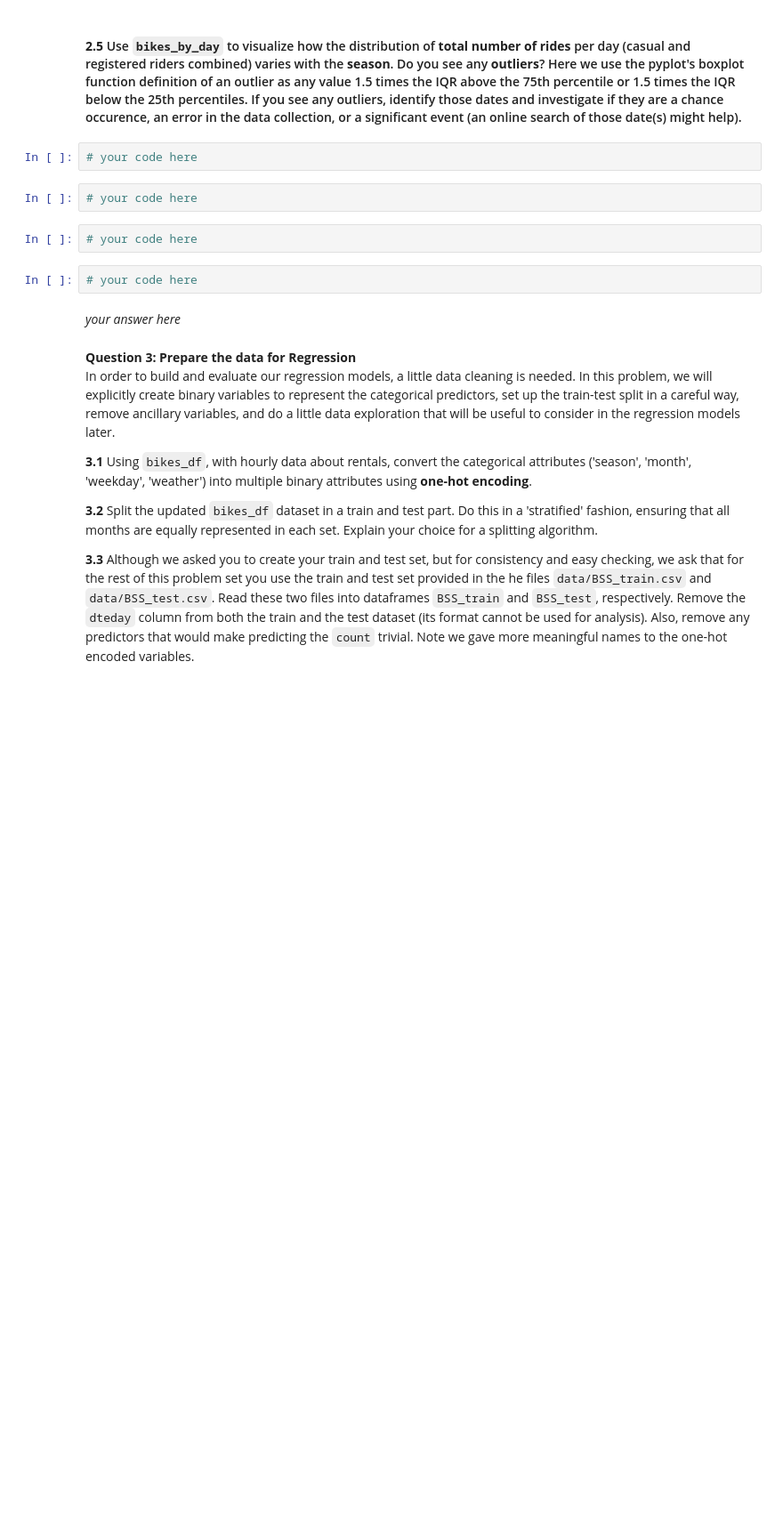
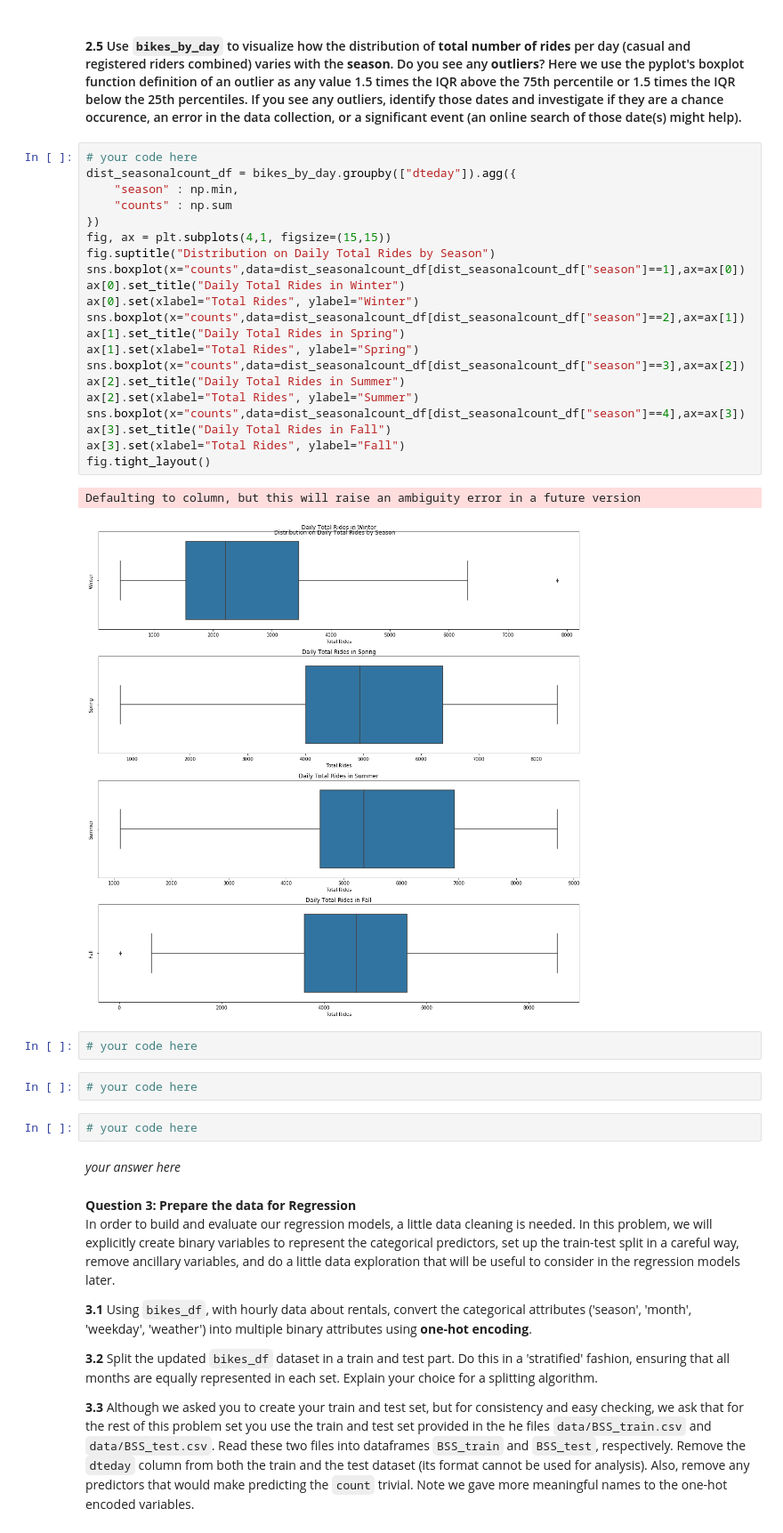
Before and after one commit to tmaounis/cs109a_hw3, a Jupyter notebook: cs109a_hw3_109.ipynb, the cells around one changed output. Shown at 89% size. Saved outputs shown, nothing was run; the diff lists cells and outputs as text; blank space fills up the shorter version.

```diff
--- a/cs109a_hw3_109.ipynb
+++ b/cs109a_hw3_109.ipynb
@@ -276,7 +289,29 @@ We can intuit two trends from the visualization of this data. For Casual riders,
 # %% [markdown]
 #### **2.5** Use `bikes_by_day` to visualize how the distribution of **total number of rides** per day (casual and registered riders combined) varies with the **season**. Do you see any **outliers**? Here we use the pyplot's boxplot function definition of an outlier as any value 1.5 times the IQR above the 75th percentile or 1.5 times the IQR below the 25th percentiles. If you see any outliers, identify those dates and investigate if they are a chance occurence, an error in the data collection, or a significant event (an online search of those date(s) might help).
-# %%
-# your code here
+# %%
+# your code here
+dist_seasonalcount_df = bikes_by_day.groupby(["dteday"]).agg({
+    "season" : np.min,
+    "counts" : np.sum
+})
+fig, ax = plt.subplots(4,1, figsize=(15,15))
+fig.suptitle("Distribution on Daily Total Rides by Season")
+sns.boxplot(x="counts",data=dist_seasonalcount_df[dist_seasonalcount_df["season"]==1],ax=ax[0])
+ax[0].set_title("Daily Total Rides in Winter")
+ax[0].set(xlabel="Total Rides", ylabel="Winter")
+sns.boxplot(x="counts",data=dist_seasonalcount_df[dist_seasonalcount_df["season"]==2],ax=ax[1])
+ax[1].set_title("Daily Total Rides in Spring")
+ax[1].set(xlabel="Total Rides", ylabel="Spring")
+sns.boxplot(x="counts",data=dist_seasonalcount_df[dist_seasonalcount_df["season"]==3],ax=ax[2])
+ax[2].set_title("Daily Total Rides in Summer")
+ax[2].set(xlabel="Total Rides", ylabel="Summer")
+sns.boxplot(x="counts",data=dist_seasonalcount_df[dist_seasonalcount_df["season"]==4],ax=ax[3])
+ax[3].set_title("Daily Total Rides in Fall")
+ax[3].set(xlabel="Total Rides", ylabel="Fall")
+fig.tight_layout()
+# %% [output]
+Defaulting to column, but this will raise an ambiguity error in a future version
+[figure, added]
 # %%
 # your code here
 # %%
```
Also changed, not shown: parts of 8 cells of this notebook.
